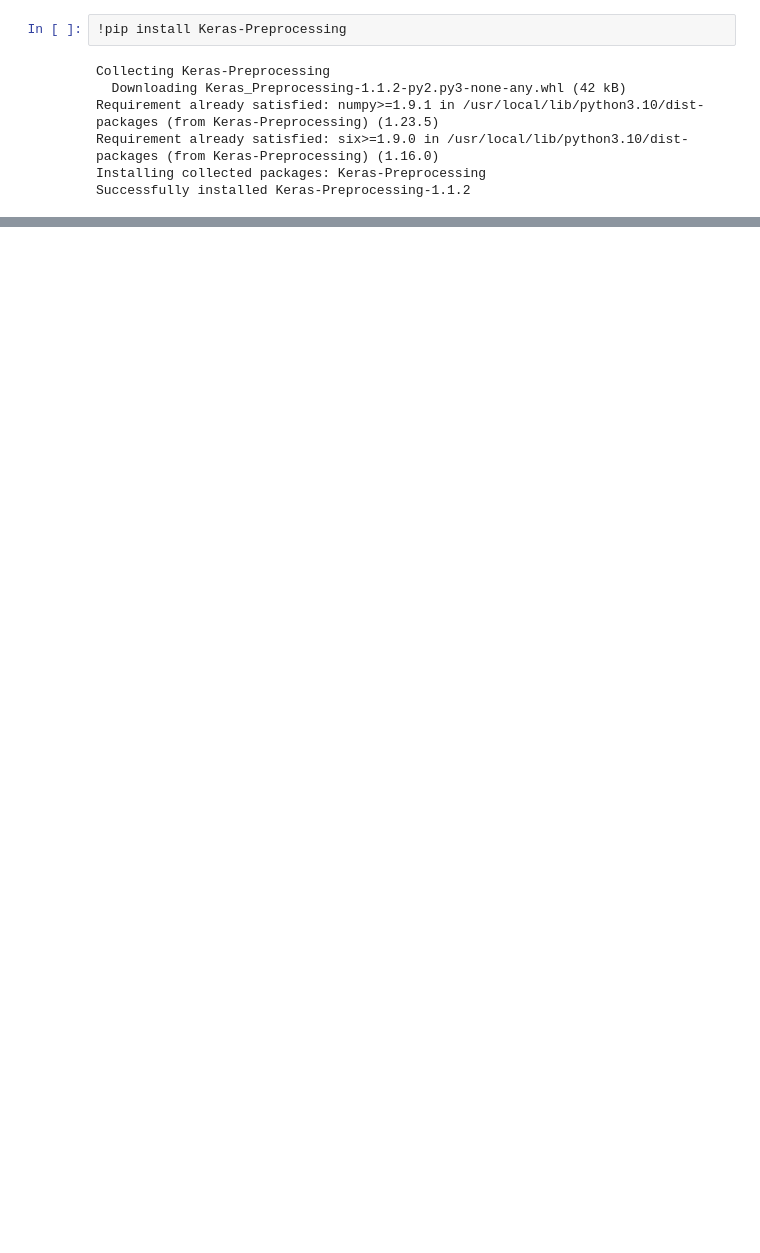
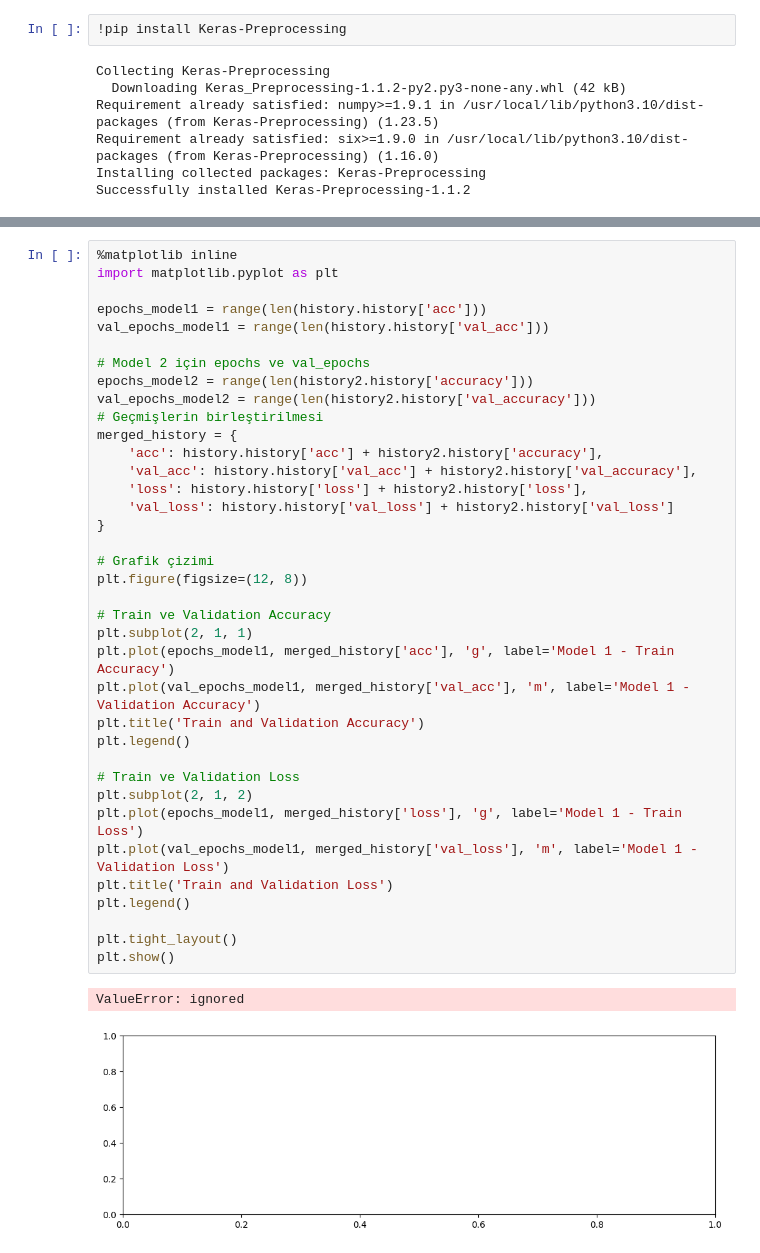
Before and after one commit to eliffkrc/firedetection2model, a Jupyter notebook: fire2model.ipynb, the cells around one changed output, grey strips where cells are left out. Saved outputs shown, nothing was run; the diff lists cells and outputs as text; blank space fills up the shorter version.

```diff
--- a/fire2model.ipynb
+++ b/fire2model.ipynb
@@ -178,0 +282,40 @@ Epoch 10/10
+# %%
+%matplotlib inline
+import matplotlib.pyplot as plt
+
+epochs_model1 = range(len(history.history['acc']))
+val_epochs_model1 = range(len(history.history['val_acc']))
+
+# Model 2 için epochs ve val_epochs
+epochs_model2 = range(len(history2.history['accuracy']))
+val_epochs_model2 = range(len(history2.history['val_accuracy']))
+# Geçmişlerin birleştirilmesi
+merged_history = {
+    'acc': history.history['acc'] + history2.history['accuracy'],
+    'val_acc': history.history['val_acc'] + history2.history['val_accuracy'],
+    'loss': history.history['loss'] + history2.history['loss'],
+    'val_loss': history.history['val_loss'] + history2.history['val_loss']
+}
+
+# Grafik çizimi
+plt.figure(figsize=(12, 8))
+
+# Train ve Validation Accuracy
+plt.subplot(2, 1, 1)
+plt.plot(epochs_model1, merged_history['acc'], 'g', label='Model 1 - Train Accuracy')
+plt.plot(val_epochs_model1, merged_history['val_acc'], 'm', label='Model 1 - Validation Accuracy')
+plt.title('Train and Validation Accuracy')
+plt.legend()
+
+# Train ve Validation Loss
+plt.subplot(2, 1, 2)
+plt.plot(epochs_model1, merged_history['loss'], 'g', label='Model 1 - Train Loss')
+plt.plot(val_epochs_model1, merged_history['val_loss'], 'm', label='Model 1 - Validation Loss')
+plt.title('Train and Validation Loss')
+plt.legend()
+
+plt.tight_layout()
+plt.show()
+# %% [output]
+ValueError: ignored
+[figure, added]
```
Also changed, not shown: parts of 21 cells of this notebook.
